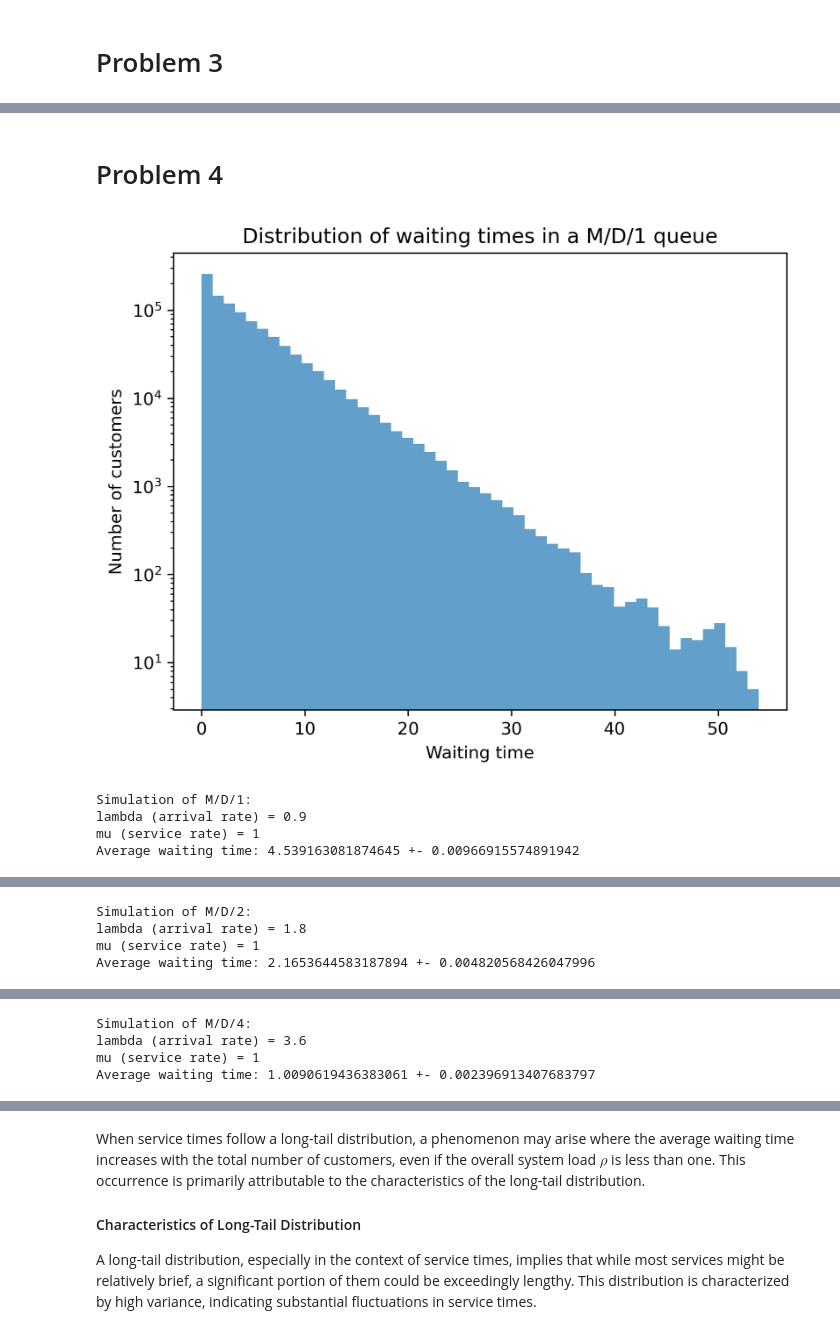
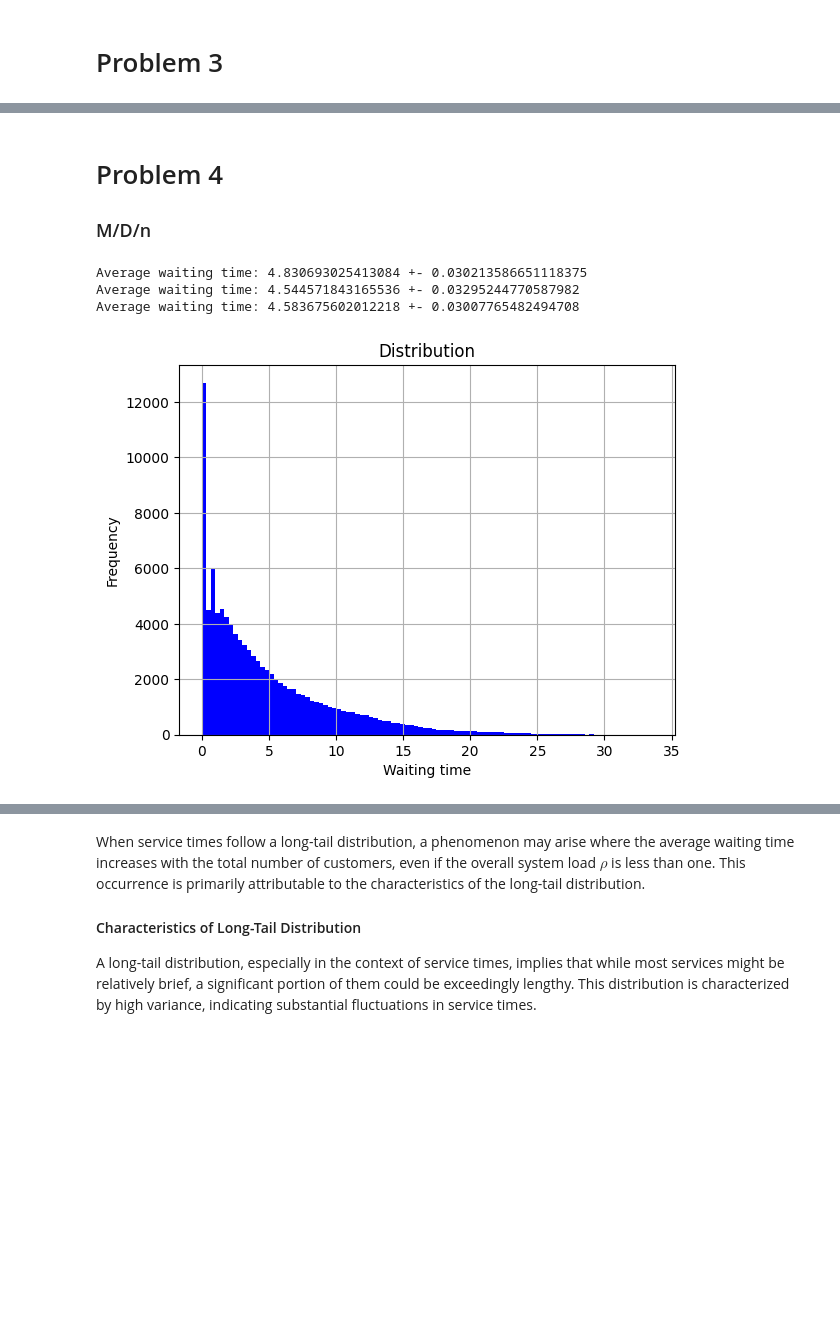
Before and after one commit to Asewlal01/WaitTimeExplorer, a Jupyter notebook: main.ipynb, the cells around one changed output, grey strips where cells are left out. Drawn from its saved outputs; the diff is of its cells as text; code cells hidden in the pictures; blank space fills up the shorter version.

```diff
--- a/main.ipynb
+++ b/main.ipynb
@@ -13,29 +22,16 @@ from MLn import simulate_MLn
 # Problem 3
 # %%
 # Parameters
-customers = 100000
 mu = 1
 rho = 0.9
 n = 1
-lambda_ = rho * n * mu
+
 # Get the waiting times
-waiting = simulate_SJF(customers, lambda_, mu)
+waiting = simulate_MMn_SJF(customers, rho, mu)
 
-# Get mean and standard deviation
-waiting_mean = np.mean(waiting)
-waiting_std = np.std(waiting, ddof=1)
-
-# Get confidence interval
-waiting_conf = 1.96 * waiting_std / np.sqrt(len(waiting))
-
-# Print result
-print(f'Average waiting time: {waiting_mean} +- {waiting_conf}')
+# Mean and confidence interval
+wait_avg, wait_conf = statistics(waiting)
 
 # Plotting
-fig = plt.hist(waiting, color='blue', bins=100)
-plt.xlabel('Waiting time')
-plt.ylabel('Frequency')
-plt.title('Distribution of waiting time')
-plt.grid()
-plt.yscale('log')
+fig, ax = visualize(waiting, 'Distribution of waiting time', yscaling='log')
 # %% [output]
@@ -44,13 +40,15 @@ Average waiting time: 3.1297861387901853 +- 0.08566493074170609
 # %% [markdown]
 # Problem 4
+### M/D/n
 # %%
 # Compare M/D/1 with M/D/n
-_ = simulate_MDn(n=1, customers=1000000, print_info=True)
-_ = simulate_MDn(n=2, customers=1000000, print_info=True)
-_ = simulate_MDn(n=4, customers=1000000, print_info=True)
+ns = [1, 2, 4]
+for n in ns:
+    W = simulate_MDn(customers, rho, mu, 1)
+    statistics(W)
+    fig, ax = visualize(W, 'Distribution')
 # %% [output]
+Average waiting time: 4.830693025413084 +- 0.030213586651118375
+Average waiting time: 4.544571843165536 +- 0.03295244770587982
+Average waiting time: 4.583675602012218 +- 0.03007765482494708
-[figure, old version]
+[figure, new version]
-Simulation of M/D/1:
-lambda (arrival rate) = 0.9
-mu (service rate) = 1
-Average waiting time: 4.539163081874645 +- 0.00966915574891942
@@ -58,4 +55,0 @@ Average waiting time: 4.539163081874645 +- 0.00966915574891942
-Simulation of M/D/2:
-lambda (arrival rate) = 1.8
-mu (service rate) = 1
-Average waiting time: 2.1653644583187894 +- 0.004820568426047996
@@ -63,6 +57,2 @@ Average waiting time: 2.1653644583187894 +- 0.004820568426047996
-Simulation of M/D/4:
-lambda (arrival rate) = 3.6
-mu (service rate) = 1
-Average waiting time: 1.0090619436383061 +- 0.002396913407683797
 # %%
 # How does the average waiting time change with customer number
```
Also changed, not shown: parts of 7 cells of this notebook.
